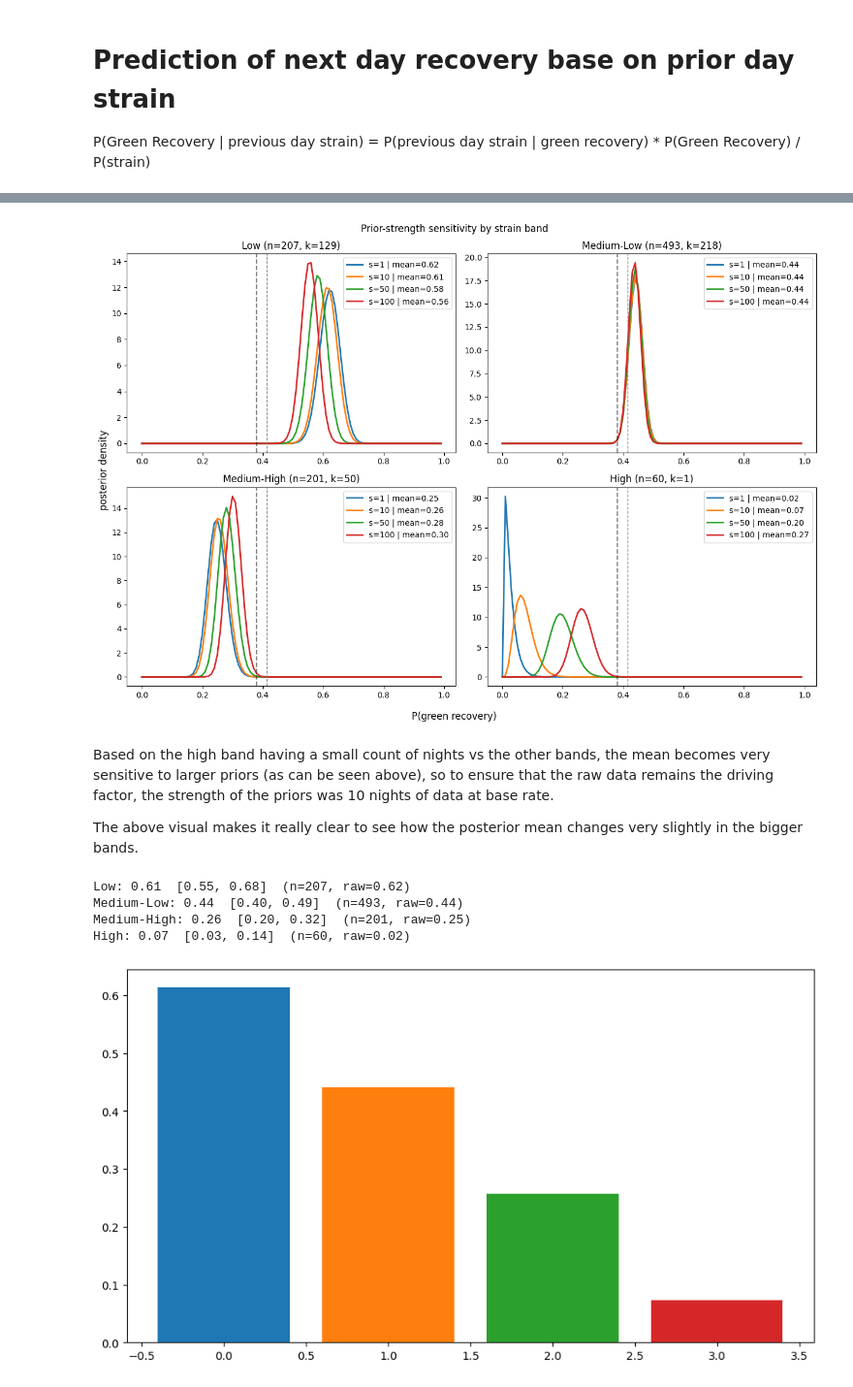
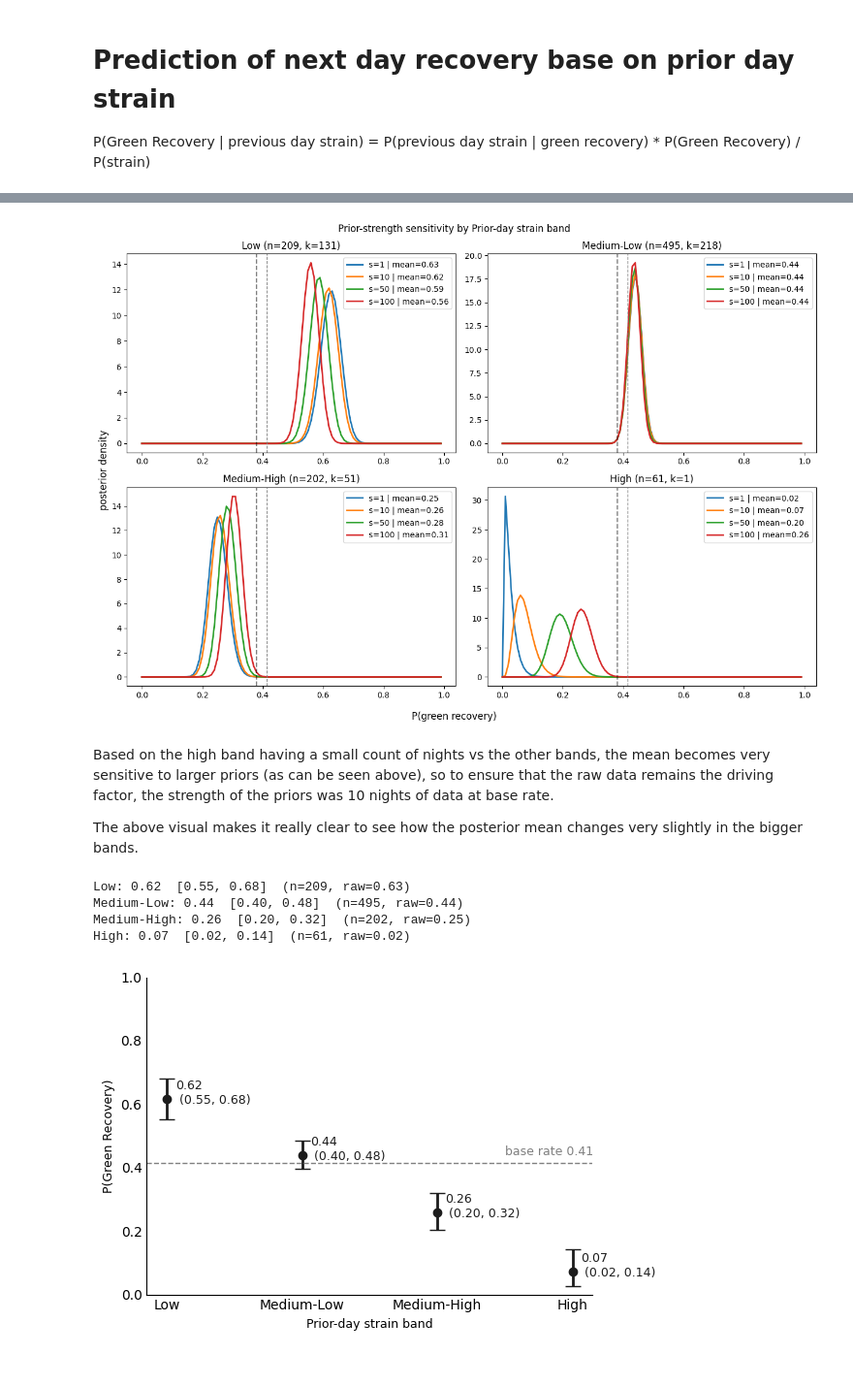
Before and after one commit to JordanPickles/whoop-recovery-predictor, a Jupyter notebook: notebooks/04_bayes_estimator.ipynb, the cells around one changed output, grey strips where cells are left out. Shown at 97% size. Saved outputs shown, nothing was run; the diff lists cells and outputs as text; code cells hidden in the pictures.

Commit message:
feat: Bayes estimatof next day recovery completed notebook

```diff
--- a/notebooks/04_bayes_estimator.ipynb
+++ b/notebooks/04_bayes_estimator.ipynb
@@ -42,6 +45,7 @@ FROM PUBLIC.FACT_RECOVERY r
 LEFT JOIN
   PUBLIC.FACT_CYCLE c
   on r.CYCLE_ID = c.CYCLE_ID
+WHERE r.CREATED_AT < '2026-08-20'
 ORDER BY r.CREATED_AT
 """)
 
@@ -163,17 +169,18 @@ for i, cat in enumerate(strain_cat_dict.keys()):
 
     ax.axvline(base_rate, color="grey", linestyle="--", linewidth=1)
     ax.set_title(f"{cat} (n={n}, k={k})")
+
     ax.legend()
     ax.axvline(0.38, linestyle = 'dashed', color = 'black', alpha = 0.5)
 
 
 fig.supxlabel("P(green recovery)")
 fig.supylabel("posterior density")
-fig.suptitle("Prior-strength sensitivity by strain band")
+fig.suptitle("Prior-strength sensitivity by Prior-day strain band")
 fig.tight_layout()
 fig.show()
 # %% [output]
-[figure, old version]
+[figure, new version]
 # %% [markdown]
 Based on the high band having a small count of nights vs the other bands, the mean becomes very sensitive to larger priors (as can be seen above), so to ensure that the raw data remains the driving factor, the strength of the priors was 10 nights of data at base rate.
 
@@ -181,24 +188,40 @@ The above visual makes it really clear to see how the posterior mean changes ver
 # %%
 
 base_rate = green_nights_total / total_nights
 s = 10
 alpha_prior, beta_prior = base_rate * s, (1 - base_rate) * s
 
-plt.figure(figsize = [11,6])
+
+fig, ax = plt.subplots(figsize= [6,4])
 
 for i, cat in enumerate(strain_cat_dict.keys()):
     n, k = strain_cat_dict[cat][0], strain_cat_dict[cat][1]
     a_post, b_post = alpha_prior + k, beta_prior + (n - k)
     posterior_mean = a_post / (a_post + b_post)
     low, high = beta.ppf([0.025, 0.975], a_post, b_post)
     print(f"{cat}: {posterior_mean:.2f}  [{low:.2f}, {high:.2f}]  (n={n}, raw={k/n:.2f})")
-    plt.bar(i, posterior_mean)
+    ax.errorbar(cat, posterior_mean, [[posterior_mean - low], [high - posterior_mean]], fmt='o', linewidth=2, capsize=6, color="#1C1C1C")
+    ax.annotate(f"{posterior_mean:.2f}\n ({low:.2f}, {high:.2f})", (i, posterior_mean), fontsize=9, color="#1C1C1C",textcoords="offset points", xytext=(6,-4))
 
+
+ax.annotate(f"base rate {base_rate:.2f}", (2.5, base_rate), textcoords="offset points", xytext=(0, 6), fontsize=9, color='gray')
+ax.set_xlabel("Prior-day strain band", fontsize=9)
+ax.set_ylabel("P(Green Recovery)", fontsize=9)
+ax.set_ylim(0, 1)
+# fig.patch.set_facecolor('#f5f3ef')
+# ax.set_facecolor('#f5f3ef')
+ax.spines['right'].set_visible(False)
+ax.spines['top'].set_visible(False)
+
+ax.axhline(base_rate, linestyle='--', color='grey', linewidth=1)
+ax.tick_params(length=0)
+
+plt.tight_layout()
 plt.show()
 # %% [output]
-Low: 0.61  [0.55, 0.68]  (n=207, raw=0.62)
-Medium-Low: 0.44  [0.40, 0.49]  (n=493, raw=0.44)
-Medium-High: 0.26  [0.20, 0.32]  (n=201, raw=0.25)
-High: 0.07  [0.03, 0.14]  (n=60, raw=0.02)
+Low: 0.62  [0.55, 0.68]  (n=209, raw=0.63)
+Medium-Low: 0.44  [0.40, 0.48]  (n=495, raw=0.44)
+Medium-High: 0.26  [0.20, 0.32]  (n=202, raw=0.25)
+High: 0.07  [0.02, 0.14]  (n=61, raw=0.02)
-[figure, old version]
+[figure, new version]
 # %% [markdown]
```
Also changed, not shown: parts of 7 cells of this notebook.
